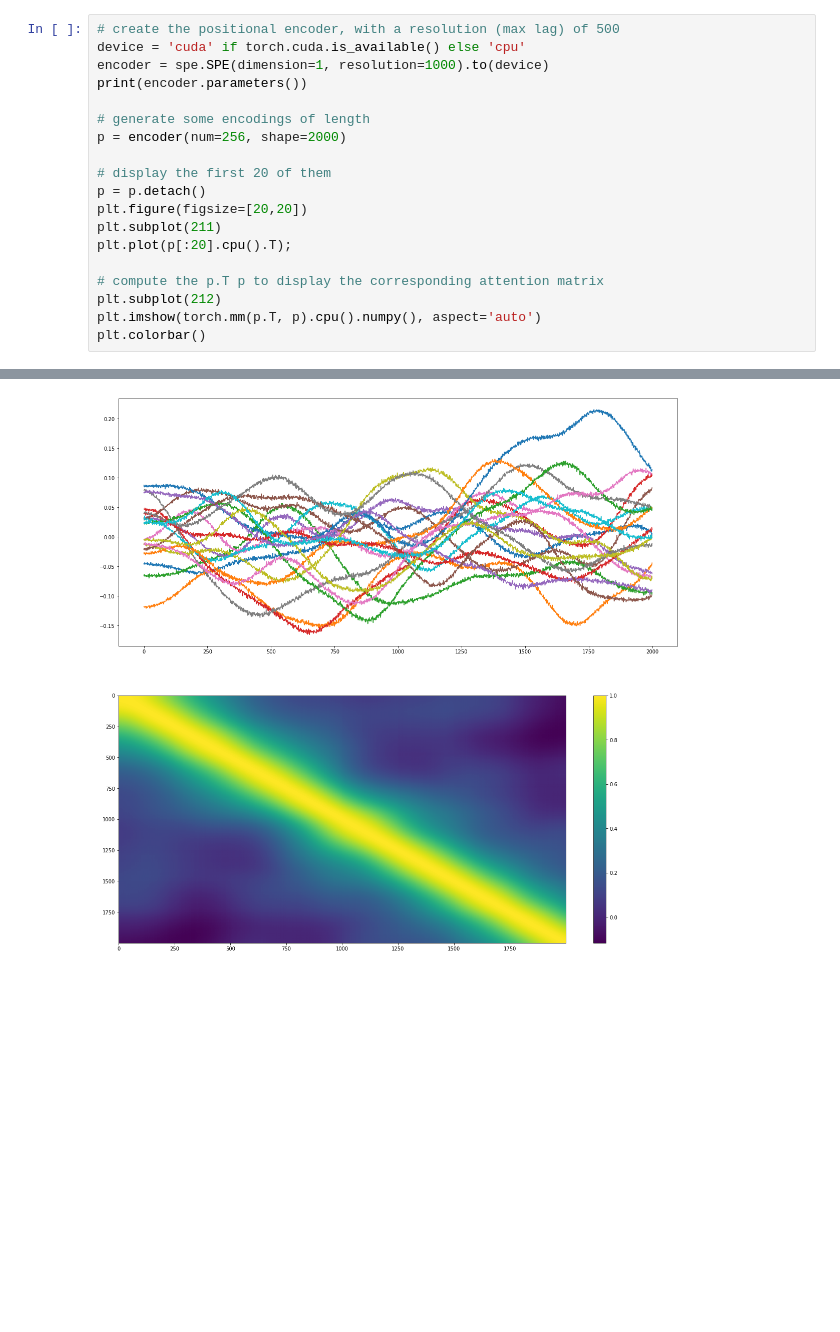
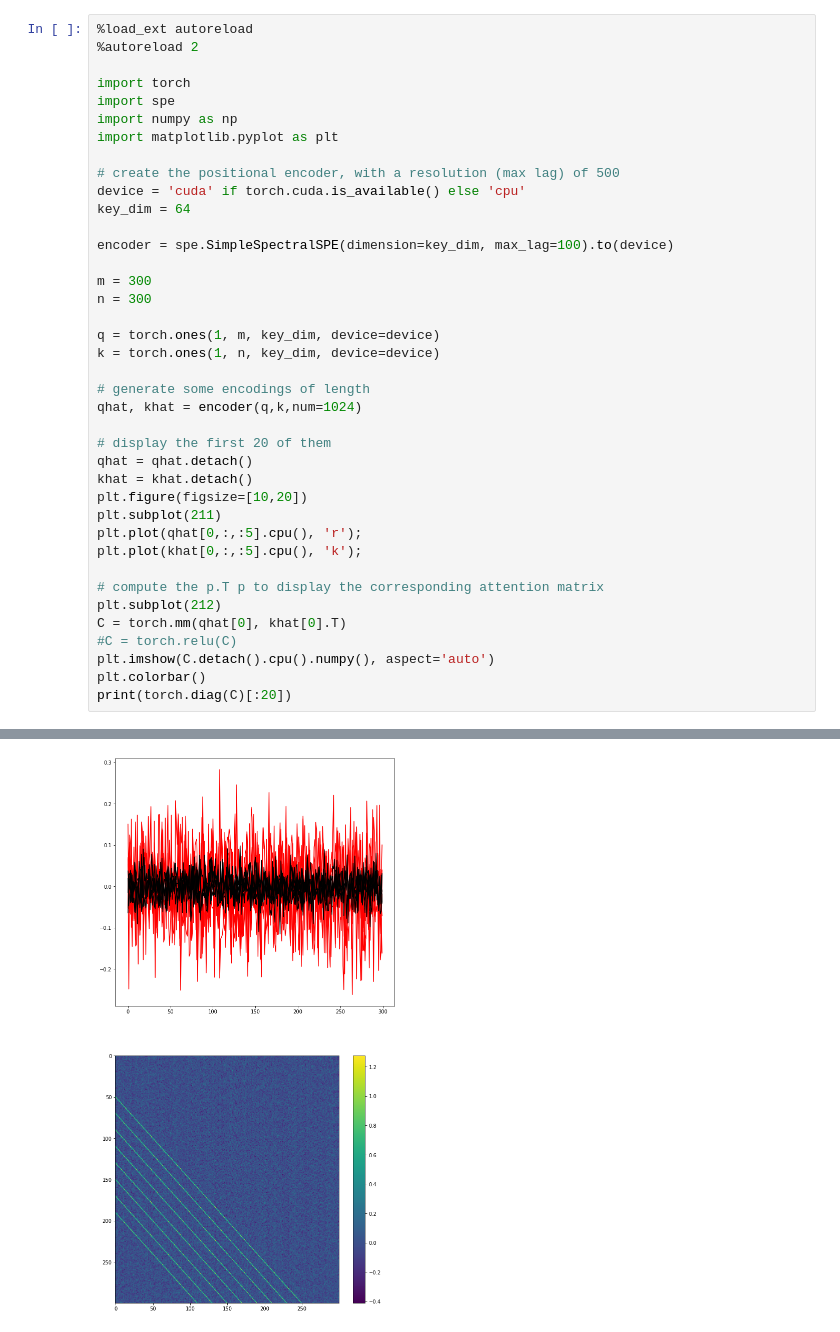
Before and after one commit to aliutkus/spe, a Jupyter notebook: dev/examples/test_spe.ipynb, the cells around one changed output, grey strips where cells are left out. Drawn from its saved outputs; the diff is of its cells as text; blank space fills up the shorter version.

```diff
--- a/dev/examples/test_spe.ipynb
+++ b/dev/examples/test_spe.ipynb
@@ -9,20 +1,40 @@ import matplotlib.pyplot as plt
 # %%
+%load_ext autoreload
+%autoreload 2
+
+import torch
+import spe
+import numpy as np
+import matplotlib.pyplot as plt
+
 # create the positional encoder, with a resolution (max lag) of 500
 device = 'cuda' if torch.cuda.is_available() else 'cpu'
-encoder = spe.SPE(dimension=1, resolution=1000).to(device)
-print(encoder.parameters())
+key_dim = 64
+
+encoder = spe.SimpleSpectralSPE(dimension=key_dim, max_lag=100).to(device)
+
+m = 300
+n = 300
+
+q = torch.ones(1, m, key_dim, device=device)
+k = torch.ones(1, n, key_dim, device=device)
 
 # generate some encodings of length
-p = encoder(num=256, shape=2000)
+qhat, khat = encoder(q,k,num=1024)
 
 # display the first 20 of them
-p = p.detach()
-plt.figure(figsize=[20,20])
+qhat = qhat.detach()
+khat = khat.detach()
+plt.figure(figsize=[10,20])
 plt.subplot(211)
-plt.plot(p[:20].cpu().T);
+plt.plot(qhat[0,:,:5].cpu(), 'r');
+plt.plot(khat[0,:,:5].cpu(), 'k');
 
 # compute the p.T p to display the corresponding attention matrix
 plt.subplot(212)
-plt.imshow(torch.mm(p.T, p).cpu().numpy(), aspect='auto')
+C = torch.mm(qhat[0], khat[0].T)
+#C = torch.relu(C)
+plt.imshow(C.detach().cpu().numpy(), aspect='auto')
 plt.colorbar()
+print(torch.diag(C)[:20])
 # %% [output]
@@ -33 +44 @@ nfft 2000 hop 250
-[figure, old version]
+[figure, new version]
```
Also changed, not shown: parts of 9 cells of this notebook, 2 other files.
